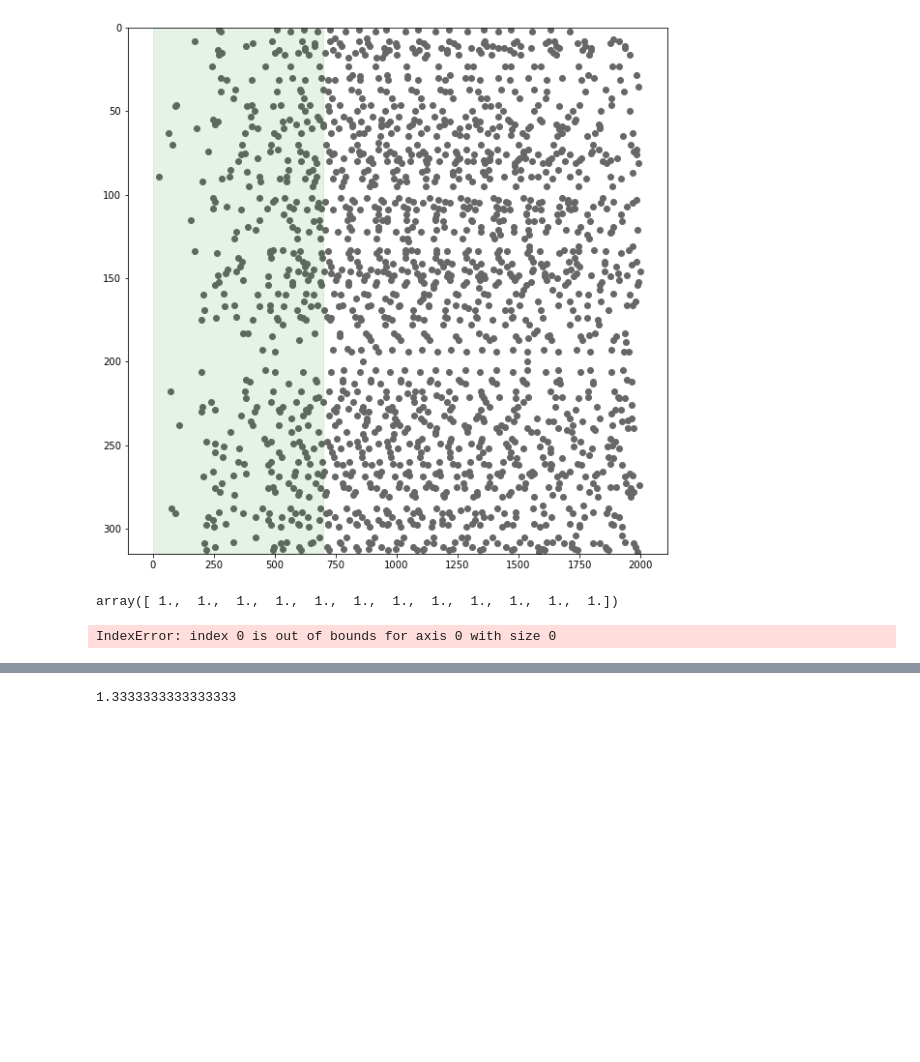
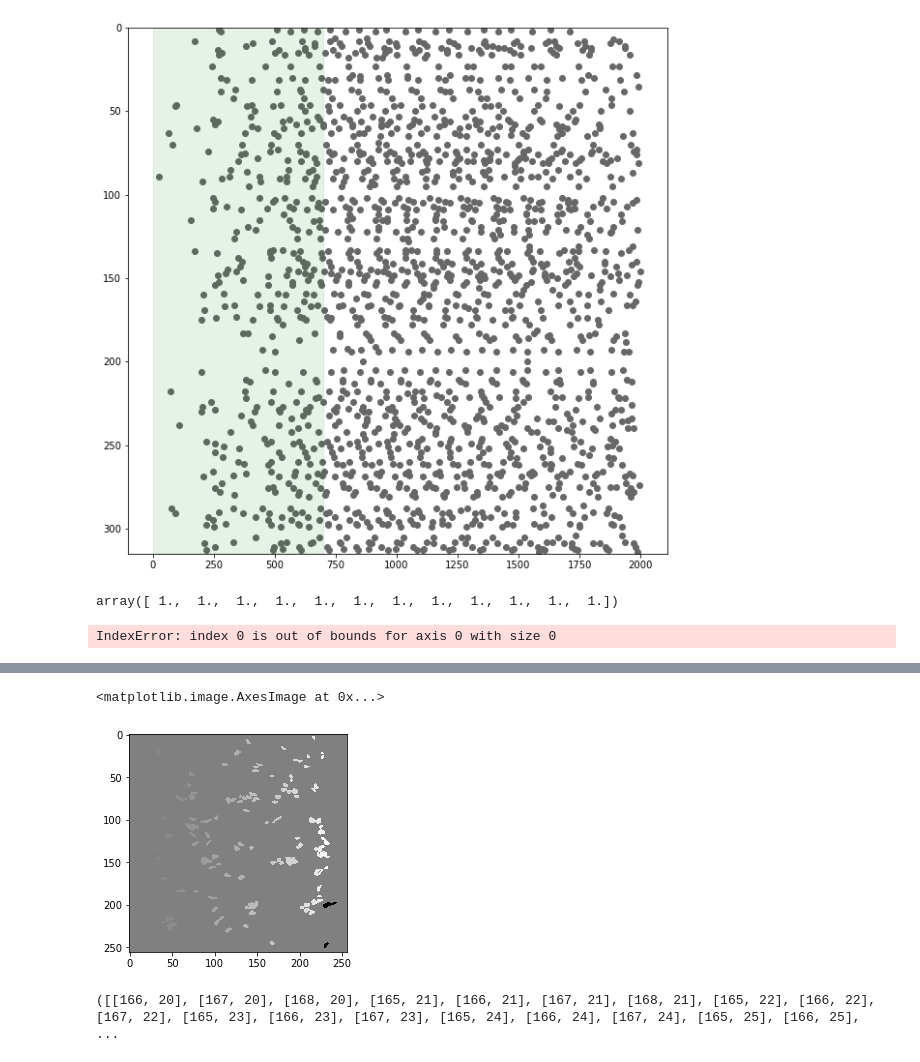
Before and after one commit to ge00rg/LabRotSprekeler, a Jupyter notebook: mat_to_hdf5.ipynb, the cells around one changed output, grey strips where cells are left out. Drawn from its saved outputs; the diff is of its cells as text; code cells hidden in the pictures; blank space fills up the shorter version.

```diff
--- a/mat_to_hdf5.ipynb
+++ b/mat_to_hdf5.ipynb
@@ -164,4 +234,9 @@ array([ 1.33333333])
+# %%
+plt.imshow(data['roi_stay'], cmap='gray')
+# %% [output]
+<matplotlib.image.AxesImage at 0x...>
+[figure, added]
 # %%
-data['trial'][0][0][1][0][0]
+data['dend'][0][0]
 # %% [output]
-1.3333333333333333
+([[166, 20], [167, 20], [168, 20], [165, 21], [166, 21], [167, 21], [168, 21], [165, 22], [166, 22], [167, 22], [165, 23], [166, 23], [167, 23], [165, 24], [166, 24], [167, 24], [165, 25], [166, 25],  ...
```
Also changed, not shown: parts of 10 cells of this notebook, 6 other files.
